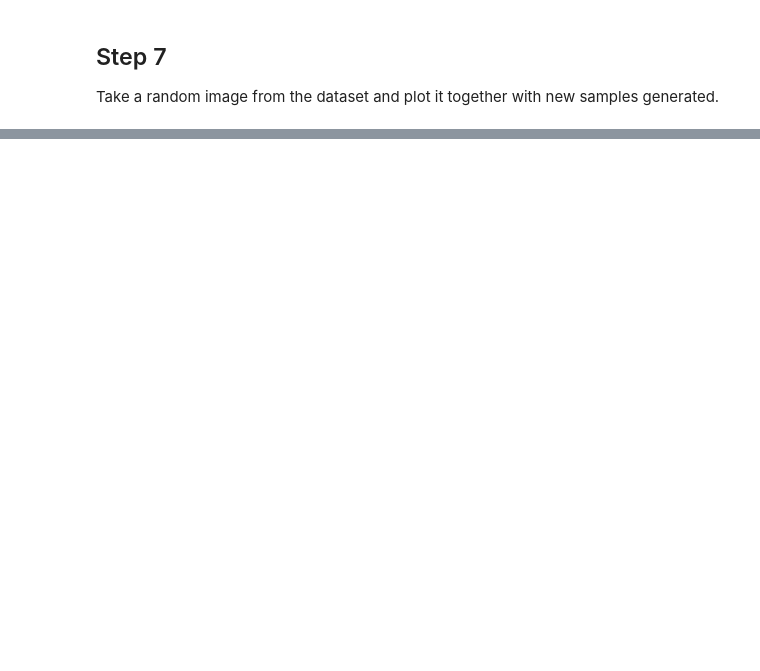
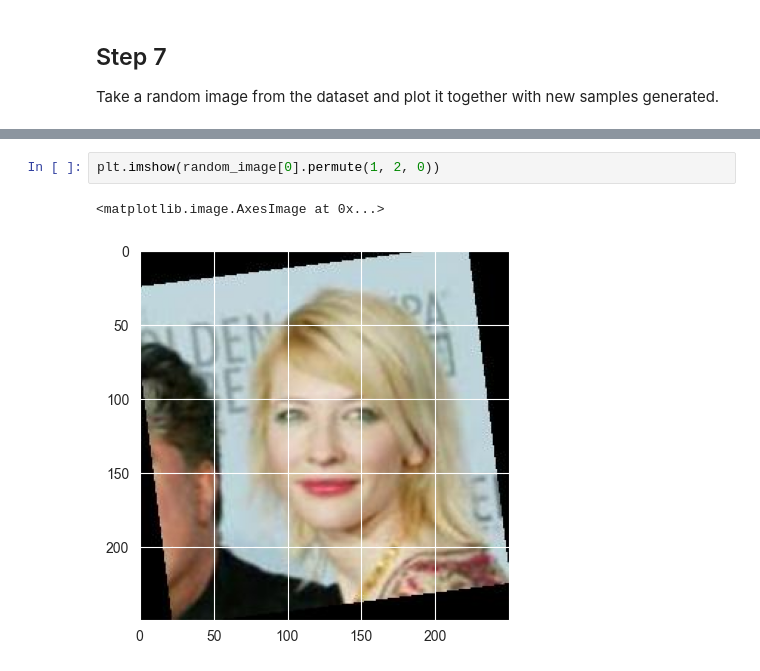
Before and after one commit to rasmusvedel/550-pattern_recognition, a Jupyter notebook: HW4/HW4.ipynb, the cells around one changed output, grey strips where cells are left out. Saved outputs shown, nothing was run; the diff lists cells and outputs as text; blank space fills up the shorter version.

```diff
--- a/HW4/HW4.ipynb
+++ b/HW4/HW4.ipynb
@@ -141,0 +187,5 @@ plt.imshow()
+# %%
+plt.imshow(random_image[0].permute(1, 2, 0))
+# %% [output]
+<matplotlib.image.AxesImage at 0x...>
+[figure, added]
```
Also changed, not shown: parts of 5 cells of this notebook.
